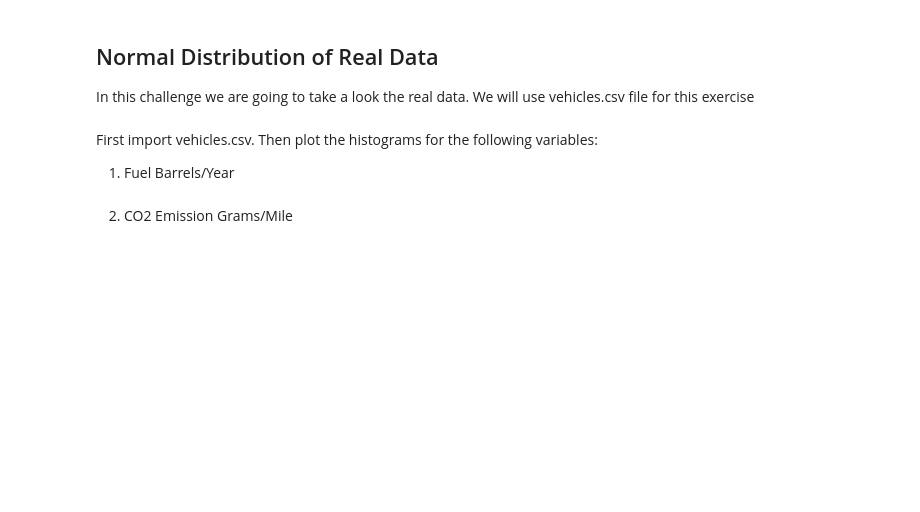
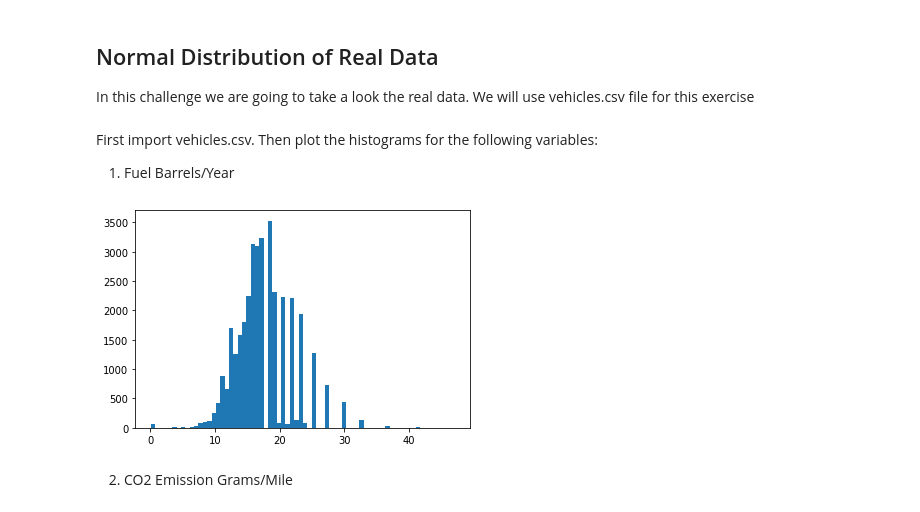
Before and after one commit to ironhack-datalabs/datamad0620, a Jupyter notebook: module-2/lab-continuous-probability-distribution/your-code/main.ipynb, the cells around one changed output. Cells and saved outputs as stored; diff of their text form; code cells hidden in the pictures; blank space fills up the shorter version.

```diff
--- a/module-2/lab-continuous-probability-distribution/your-code/main.ipynb
+++ b/module-2/lab-continuous-probability-distribution/your-code/main.ipynb
@@ -105,2 +116,10 @@ Then plot the histograms for the following variables:
+# %%
+# your code here
+import pandas as pd
+
+df = pd.read_csv('vehicles.csv')
+plt.hist('Fuel Barrels/Year',data=df, bins=70);
+# %% [output]
+[figure, added]
 # %% [markdown]
 2. CO2 Emission Grams/Mile
```
Also changed, not shown: parts of 15 cells of this notebook.
